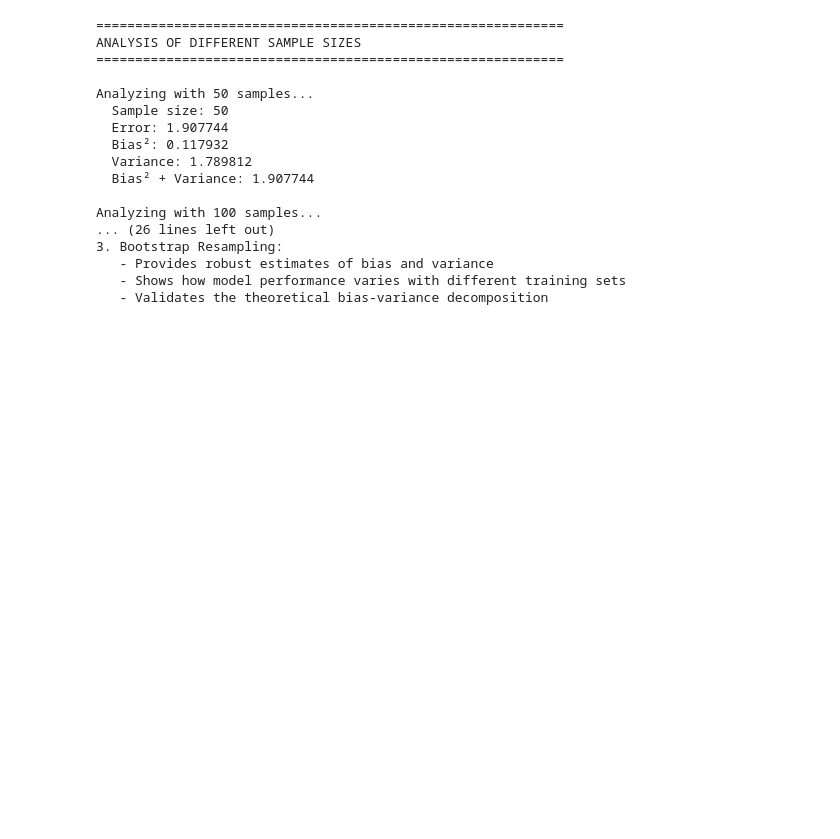
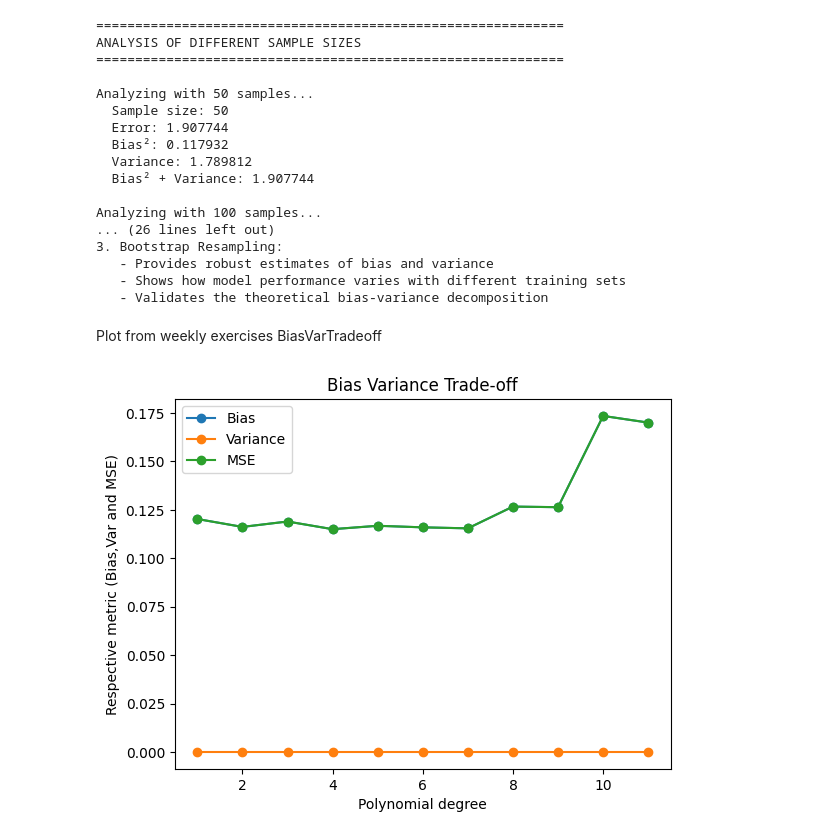
Before and after one commit to egil10/FYSSTK3155, a Jupyter notebook: PROJECT 1/Code/Exg.ipynb, the cells around one changed output. Drawn from its saved outputs; the diff is of its cells as text; code cells hidden in the pictures; blank space fills up the shorter version.

Commit message:
Worked on exercise g

```diff
--- a/PROJECT 1/Code/Exg.ipynb
+++ b/PROJECT 1/Code/Exg.ipynb
@@ -332,3 +332,5 @@ Analyzing with 100 samples...
    - Provides robust estimates of bias and variance
    - Shows how model performance varies with different training sets
    - Validates the theoretical bias-variance decomposition
+# %% [markdown]
+Plot from weekly exercises BiasVarTradeoff
@@ -334,0 +379,12 @@ Analyzing with 100 samples...
+# %%
+plt.plot(range(1,degree),biases,marker="o",label="Bias")
+plt.plot(range(1,degree),variances,marker="o",label="Variance")
+plt.plot(range(1,degree),mses,marker="o",label="MSE")
+plt.xlabel("Polynomial degree")
+plt.ylabel("Respective metric (Bias,Var and MSE)")
+plt.title("Bias Variance Trade-off")
+plt.legend()
+#plt.savefig("/Users/bror/Downloads/figures_fys/biasVarTrade.pdf")
+plt.show()
+# %% [output]
+[figure, added]
```
Also changed, not shown: parts of 2 cells of this notebook, 2 other files.
